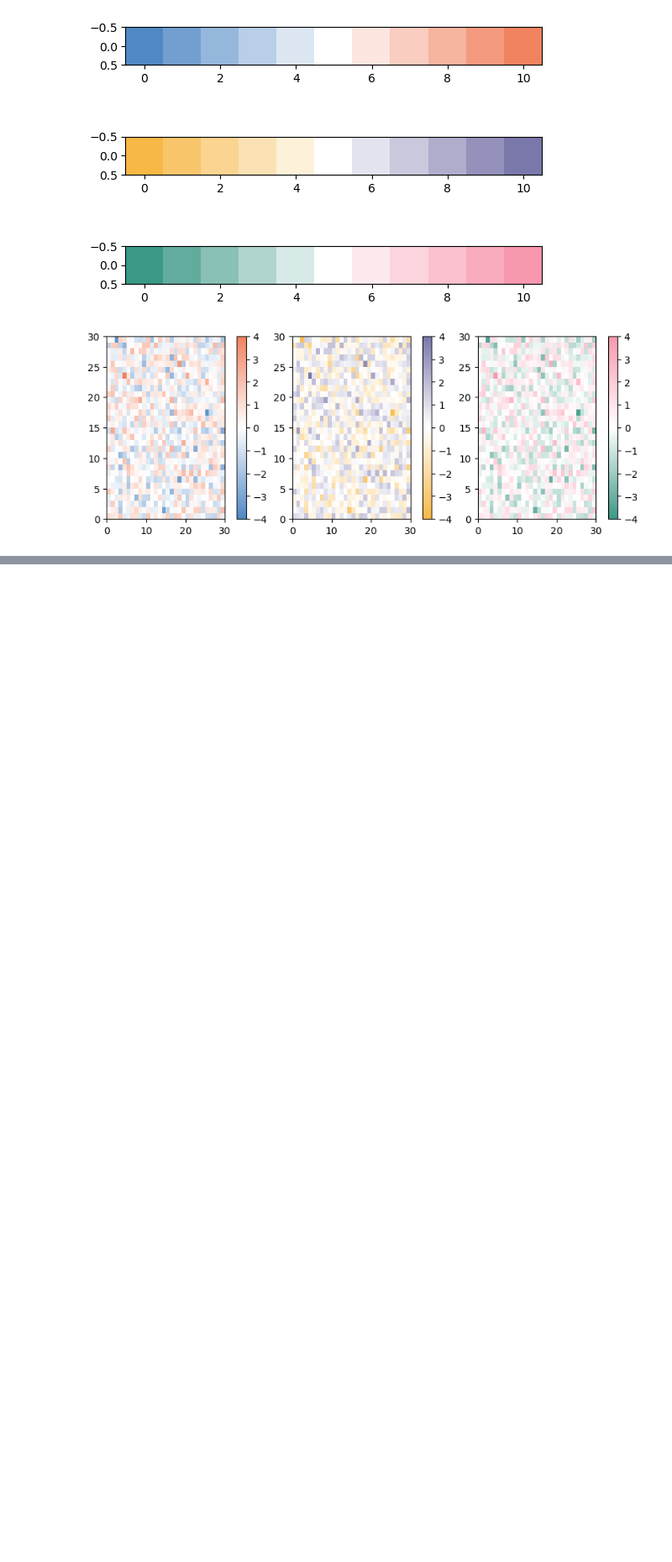
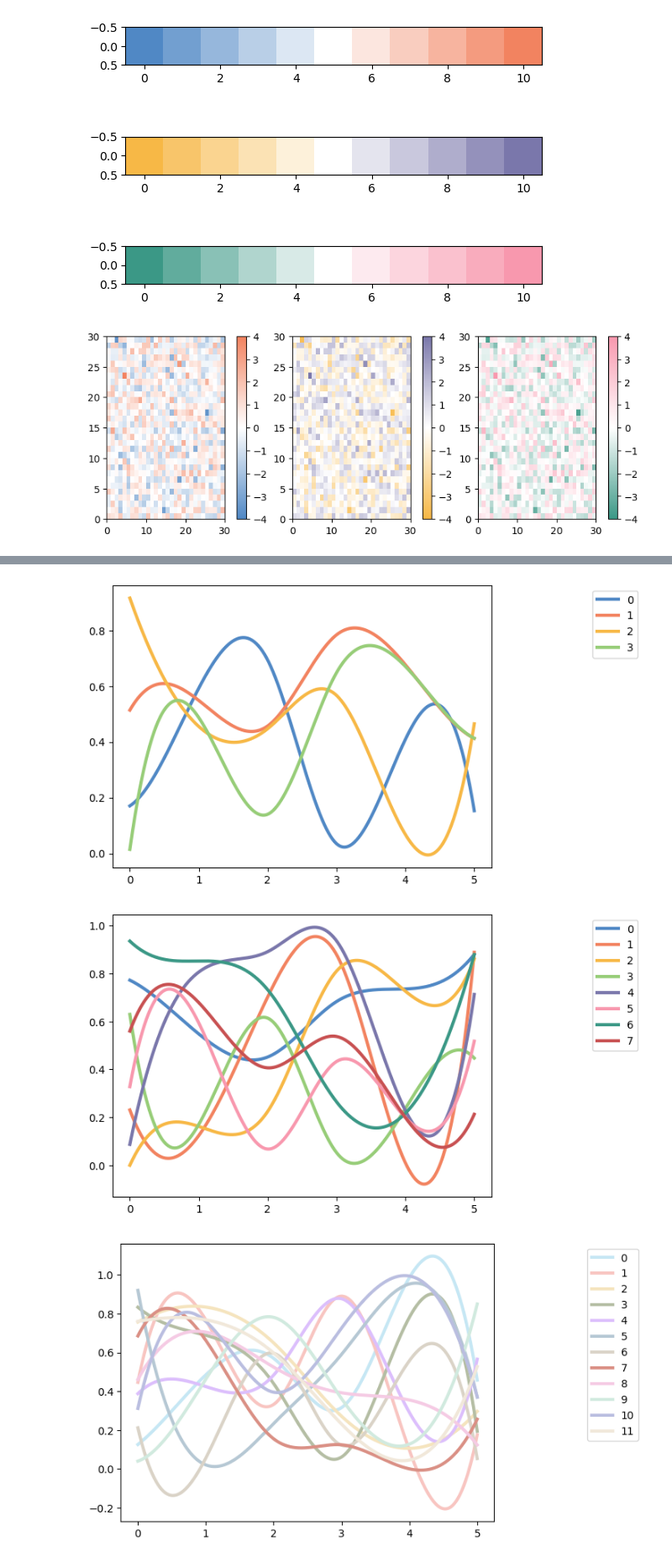
Before and after one commit to Arcadia-Science/arcadia-pycolor, a Jupyter notebook: README.ipynb, the cells around one changed output, grey strips where cells are left out. Shown at 84% size. Drawn from its saved outputs; the diff is of its cells as text; code cells hidden in the pictures; blank space fills up the shorter version.

```diff
--- a/README.ipynb
+++ b/README.ipynb
@@ -101,0 +102,8 @@ apc.plot_examples([mpl.colormaps['arcadia:aegeanamber'],
+# %%
+apc.randspline_colortest('arcadia:AccentOrdered', 4)
+apc.randspline_colortest('arcadia:AccentOrdered', 8)
+apc.randspline_colortest('arcadia:LightOrdered', 12)
+# %% [output]
+[figure, added]
+[figure, added]
+[figure, added]
```
Also changed, not shown: parts of 3 cells of this notebook, 2 other files.
